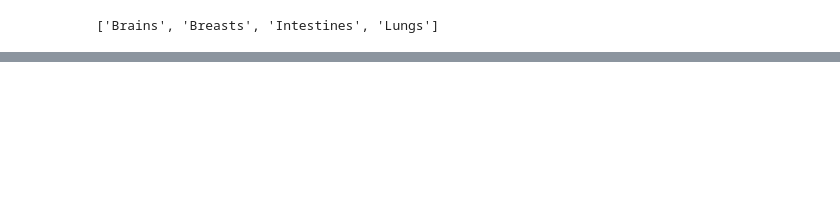
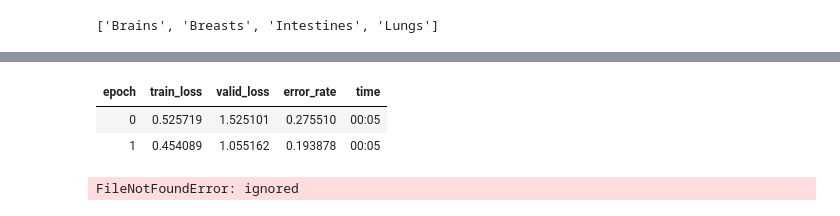
Before and after one commit to Dakunu01/FastAI_Project, a Jupyter notebook: Fast_AI_Project.ipynb, the cells around one changed output, grey strips where cells are left out. Saved outputs shown, nothing was run; the diff lists cells and outputs as text; code cells hidden in the pictures; blank space fills up the shorter version.

```diff
--- a/Fast_AI_Project.ipynb
+++ b/Fast_AI_Project.ipynb
@@ -94,0 +125,10 @@ learn.save('stage-1')
+# %%
+learn.fit_one_cycle(2, max_lr=slice(3e-5,3e-3))
+# %% [output]
+| epoch | train_loss | valid_loss | error_rate | time |
+| 0 | 0.525719 | 1.525101 | 0.275510 | 00:05 |
+| 1 | 0.454089 | 1.055162 | 0.193878 | 00:05 |
+# %%
+learn.load('stage-2');
+# %% [output]
+FileNotFoundError: ignored
```
Also changed, not shown: parts of 13 cells of this notebook.
